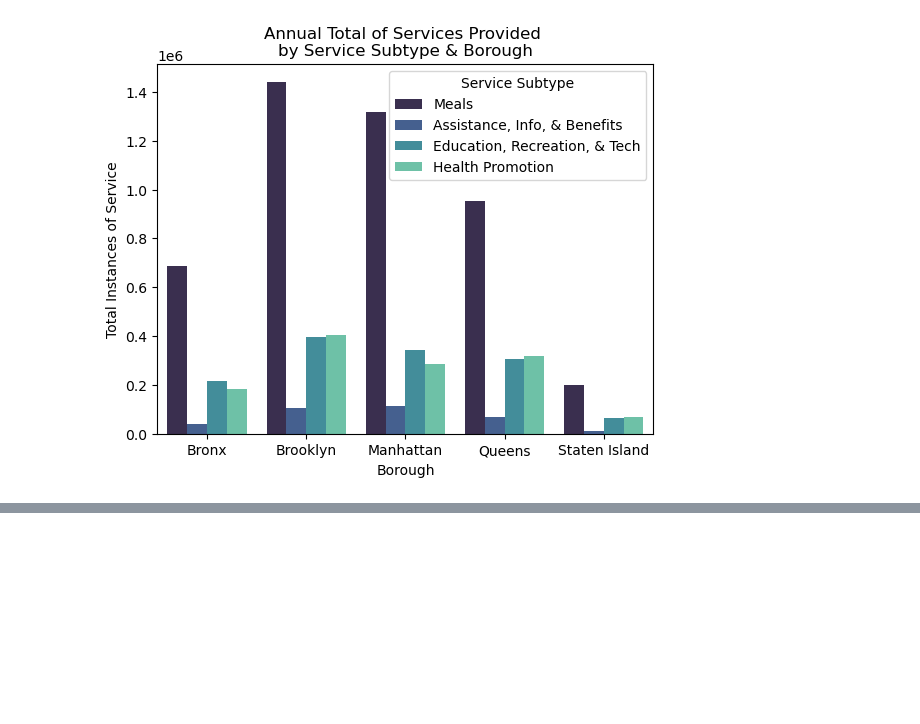
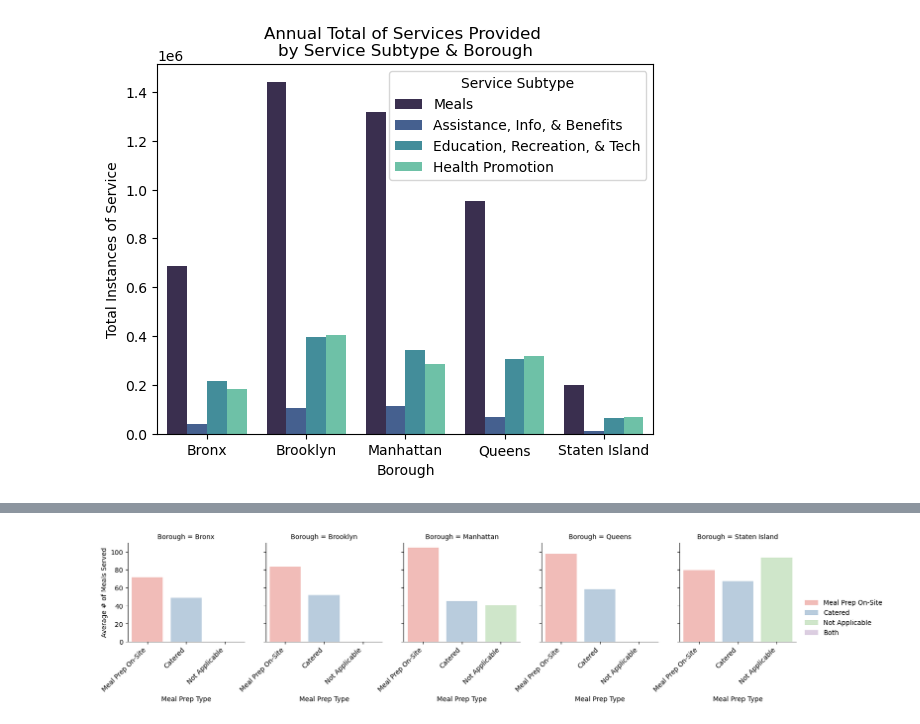
Before and after one commit to valeriemagalong/NYC-Aging, a Jupyter notebook: eda_senior_center_client_data.ipynb, the cells around one changed output, grey strips where cells are left out. Drawn from its saved outputs; the diff is of its cells as text; code cells hidden in the pictures; blank space fills up the shorter version.

```diff
--- a/eda_senior_center_client_data.ipynb
+++ b/eda_senior_center_client_data.ipynb
@@ -191,0 +259,11 @@ plt.show()
+# %%
+boroughs_facetgrid = sns.FacetGrid(sccd, col = 'Borough')
+boroughs_facetgrid.map_dataframe(sns.barplot, x = 'Meal Prep Type', y = 'Total Meals Served', hue = 'Meal Prep Type', errorbar = None,
+                                 palette = 'Pastel1', dodge = False).set(ylabel = 'Average # of Meals Served').add_legend()
+
+for ax in boroughs_facetgrid.axes.flat:
+    ax.set_xticklabels(ax.get_xticklabels(), rotation = 45, ha = 'right')
+
+plt.show()
+# %% [output]
+[figure, added]
```
Also changed, not shown: parts of 12 cells of this notebook, 1 other file.
